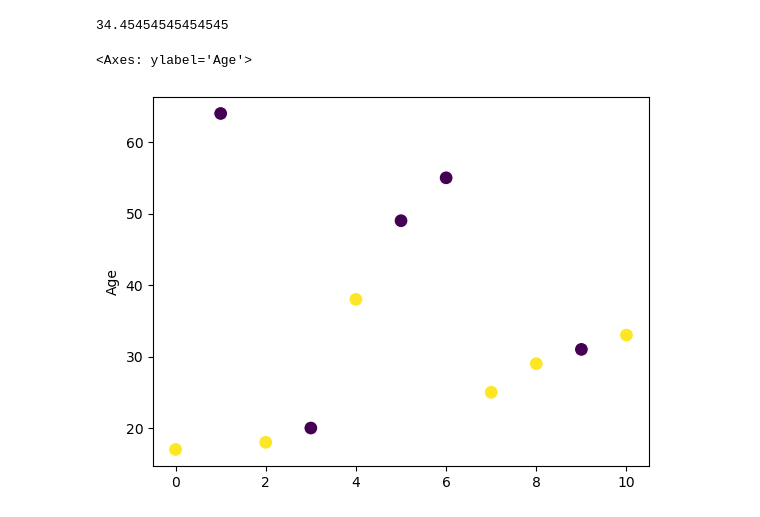
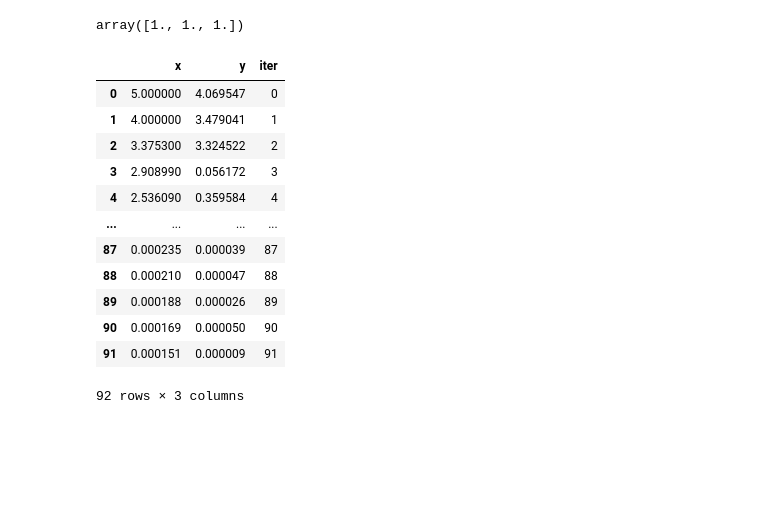
Before and after one commit to PatheticOTD/intercontinenral, a Jupyter notebook: snowtime.ipynb, the cells around one changed output. Cells and saved outputs as stored; diff of their text form; code cells hidden in the pictures; blank space fills up the shorter version.

```diff
--- a/snowtime.ipynb
+++ b/snowtime.ipynb
@@ -182,9 +6,0 @@ tree_graph_to_png(
-# %%
-data.Age.mean()
-# %% [output]
-34.45454545454545
-# %%
-sns.scatterplot(x = data.index, y = data.Age, c = data['Loan Default'], s = 100)
-# %% [output]
-<Axes: ylabel='Age'>
-[figure, removed]
@@ -190,0 +11,21 @@ sns.scatterplot(x = data.index, y = data.Age, c = data['Loan Default'], s = 100)
+# %%
+np.ones(df.shape[1])
+# %% [output]
+array([1., 1., 1.])
+# %%
+df.y = df.y * np.random.rand(df.shape[0])
+df
+# %% [output]
+|  | x | y | iter |
+| 0 | 5.000000 | 4.069547 | 0 |
+| 1 | 4.000000 | 3.479041 | 1 |
+| 2 | 3.375300 | 3.324522 | 2 |
+| 3 | 2.908990 | 0.056172 | 3 |
+| 4 | 2.536090 | 0.359584 | 4 |
+| ... | ... | ... | ... |
+| 87 | 0.000235 | 0.000039 | 87 |
+| 88 | 0.000210 | 0.000047 | 88 |
+| 89 | 0.000188 | 0.000026 | 89 |
+| 90 | 0.000169 | 0.000050 | 90 |
+| 91 | 0.000151 | 0.000009 | 91 |
+92 rows × 3 columns
```
Also changed, not shown: parts of 32 cells of this notebook, 2 other files.
